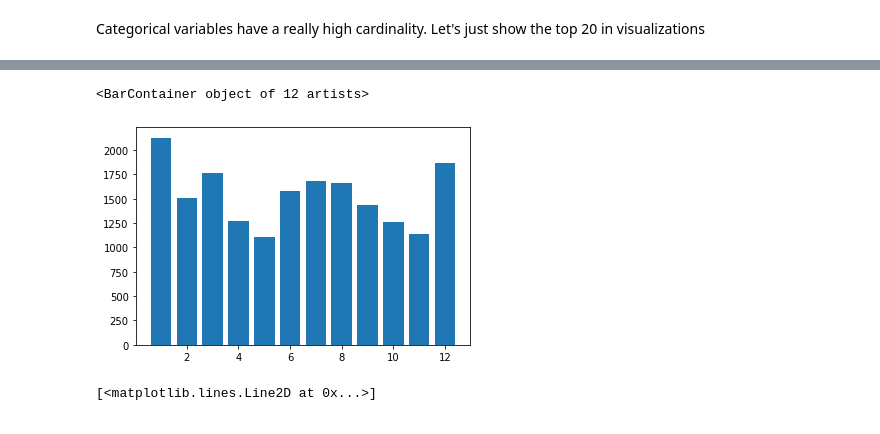
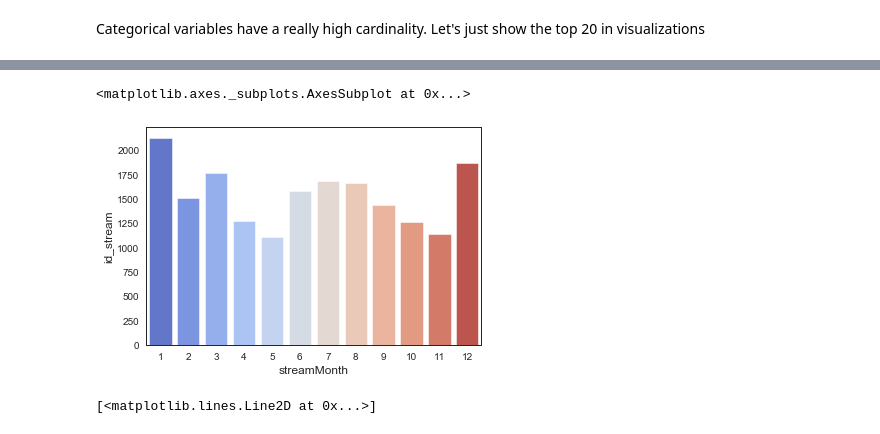
Before and after one commit to francisco-alier/spotify-data-extractor, a Jupyter notebook: 01_Streaming_History_Analysis.ipynb, the cells around one changed output, grey strips where cells are left out. Cells and saved outputs as stored; diff of their text form; code cells hidden in the pictures.

Commit message:
enhance visualizations + update on cleaning

```diff
--- a/01_Streaming_History_Analysis.ipynb
+++ b/01_Streaming_History_Analysis.ipynb
@@ -39,7 +41,9 @@ Index(['Unnamed: 0', 'endTime', 'artistName', 'trackName', 'msPlayed',
        'time_signature', 'explicit', 'popularity'],
       dtype='object')
 # %%
-vars_exclude = ['Unnamed: 0', 'uri', 'track_href', 'analysis_url', 'type'] # all of these variables provide information with weblinks to spotify for either analysis from Spotify
+vars_exclude = ['Unnamed: 0', 'uri', 'track_href', 'analysis_url', 'type', 'id'] # all of these variables provide information with weblinks to spotify for either analysis from Spotify
+df['id_stream'] = np.arange(0, df.shape[0], 1) # make id more readable
+
 vars_keep = [var for var in df.columns if var not in vars_exclude]
 
 df_filtered = df[vars_keep]
@@ -75,7 +79,7 @@ print(f"We have {missing_stream_data} streams with missing features, which accou
 # %% [output]
 We have 2002 streams with missing features, which accounts for 9.81% of the data
 # %%
-df_clean = df_filtered.dropna()
+df_clean = df_filtered.dropna().reset_index(drop = True)
 df_clean.isnull().sum()
 # %% [output]
 endTime             0
@@ -312,3 +294,21 @@ id has 4576 unique values
 explicit has 2 unique values
 # %% [markdown]
 Categorical variables have a really high cardinality. Let's just show the top 20 in visualizations
+# %%
+plt.style.use('ggplot')
+sns.set_style('white')
+for var in categorical:
+    df = df_clean.copy()
+
+    fig, ax = plt.subplots()
+    if df[var].nunique() > 20:
+
+        group = df.groupby(var, as_index = False)['id_stream'].count()
+        top_10 = group.sort_values(by = 'id_stream', ascending = False)[:10].reset_index(drop = True)
+
+        ax = sns.barplot(x = var, y = 'id_stream', data = top_10, palette = 'mako')
+        ax.set_xticklabels(top_10[var], rotation = 45)
+    else:
+        group = df.groupby(var, as_index = False)['id_stream'].count()
+        count = group.sort_values(by = 'id_stream', ascending = False)
+        sns.barplot(x = var, y = 'id_stream', data = count, palette = 'mako')
@@ -337,10 +367,10 @@ plt.plot(df_count_date)
 # %%
-plot_month = df_clean.groupby('streamMonth')['id'].count().reset_index()
+plot_month = df_clean.groupby('streamMonth')['id_stream'].count().reset_index()
 
-plt.bar(x = plot_month['streamMonth'], height = plot_month['id'])
+sns.barplot(data = plot_month,x = 'streamMonth', y = 'id_stream', palette = 'coolwarm')
 # %% [output]
-<BarContainer object of 12 artists>
+<matplotlib.axes._subplots.AxesSubplot at 0x...>
-[figure, old version]
+[figure, new version]
 # %%
 plot_month = df_clean.groupby(['streamMonth'])['valence', 'energy'].mean().reset_index()
 plot_month
```
Also changed, not shown: parts of 21 cells of this notebook.
